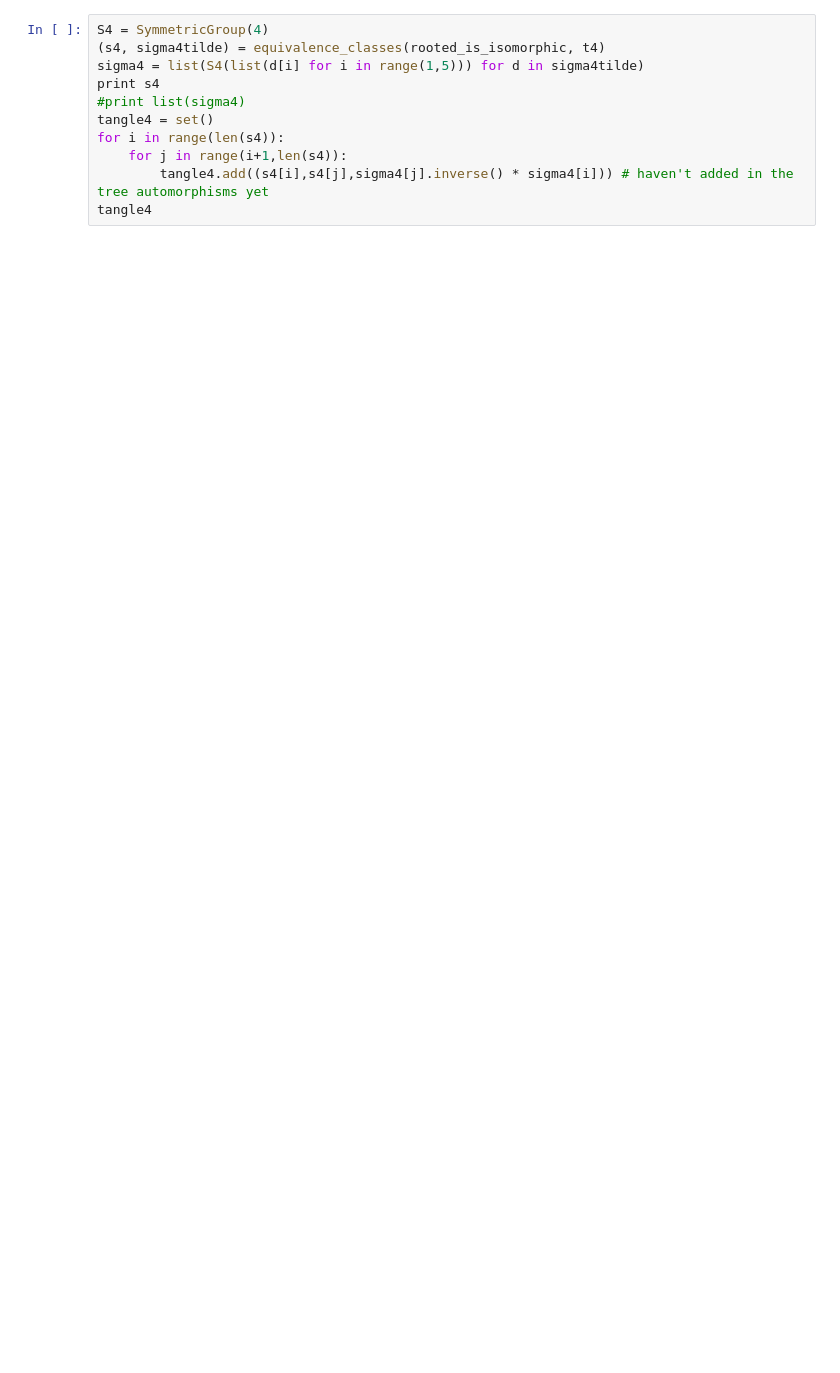
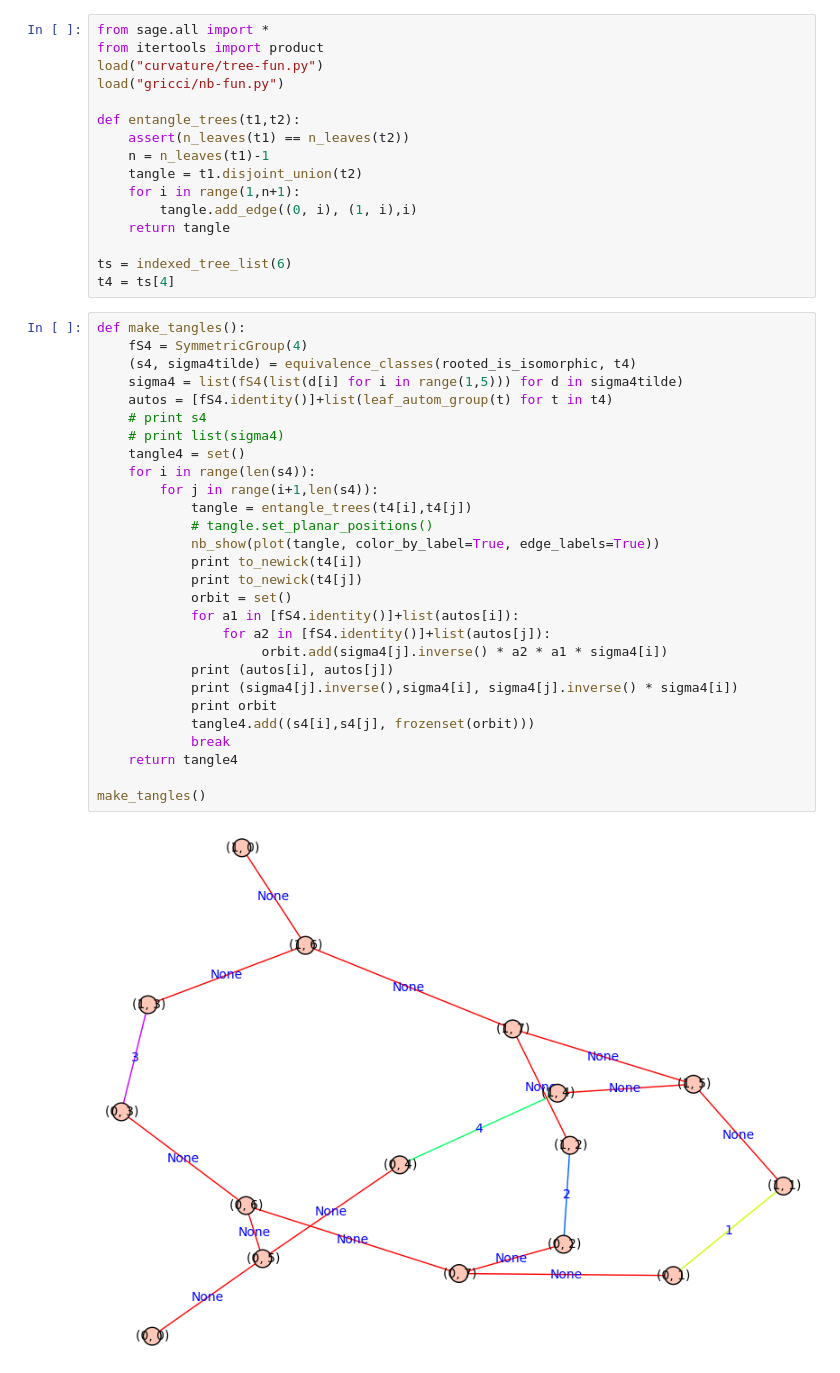
Before and after one commit to matsengrp/tangle, a Jupyter notebook: tangle.ipynb, the cells around one changed output. Cells and saved outputs as stored; diff of their text form; blank space fills up the shorter version.

Commit message:
entangle_trees and making them.

```diff
--- a/tangle.ipynb
+++ b/tangle.ipynb
@@ -7,12 +1,46 @@ t4 = ts[4]
+# %%
+from sage.all import *
+from itertools import product
+load("curvature/tree-fun.py")
+load("gricci/nb-fun.py")
+
+def entangle_trees(t1,t2):
+    assert(n_leaves(t1) == n_leaves(t2))
+    n = n_leaves(t1)-1
+    tangle = t1.disjoint_union(t2)
+    for i in range(1,n+1):
+        tangle.add_edge((0, i), (1, i),i)
+    return tangle
+
+ts = indexed_tree_list(6)
+t4 = ts[4]
 # %%
-S4 = SymmetricGroup(4)
-(s4, sigma4tilde) = equivalence_classes(rooted_is_isomorphic, t4)
-sigma4 = list(S4(list(d[i] for i in range(1,5))) for d in sigma4tilde)
-print s4
-#print list(sigma4)
-tangle4 = set()
-for i in range(len(s4)):
-    for j in range(i+1,len(s4)):
-        tangle4.add((s4[i],s4[j],sigma4[j].inverse() * sigma4[i])) # haven't added in the tree automorphisms yet
-tangle4
+def make_tangles():
+    fS4 = SymmetricGroup(4)
+    (s4, sigma4tilde) = equivalence_classes(rooted_is_isomorphic, t4)
+    sigma4 = list(fS4(list(d[i] for i in range(1,5))) for d in sigma4tilde)
+    autos = [fS4.identity()]+list(leaf_autom_group(t) for t in t4)
+    # print s4
+    # print list(sigma4)
+    tangle4 = set()
+    for i in range(len(s4)):
+        for j in range(i+1,len(s4)):
+            tangle = entangle_trees(t4[i],t4[j])
+            # tangle.set_planar_positions()
+            nb_show(plot(tangle, color_by_label=True, edge_labels=True))
+            print to_newick(t4[i])
+            print to_newick(t4[j])
+            orbit = set()
+            for a1 in [fS4.identity()]+list(autos[i]):
+                for a2 in [fS4.identity()]+list(autos[j]):
+                     orbit.add(sigma4[j].inverse() * a2 * a1 * sigma4[i])
+            print (autos[i], autos[j])
+            print (sigma4[j].inverse(),sigma4[i], sigma4[j].inverse() * sigma4[i])
+            print orbit
+            tangle4.add((s4[i],s4[j], frozenset(orbit)))
+            break
+    return tangle4
+
+make_tangles()
 # %% [output]
+[figure, added]
```
Also changed, not shown: parts of 7 cells of this notebook.
